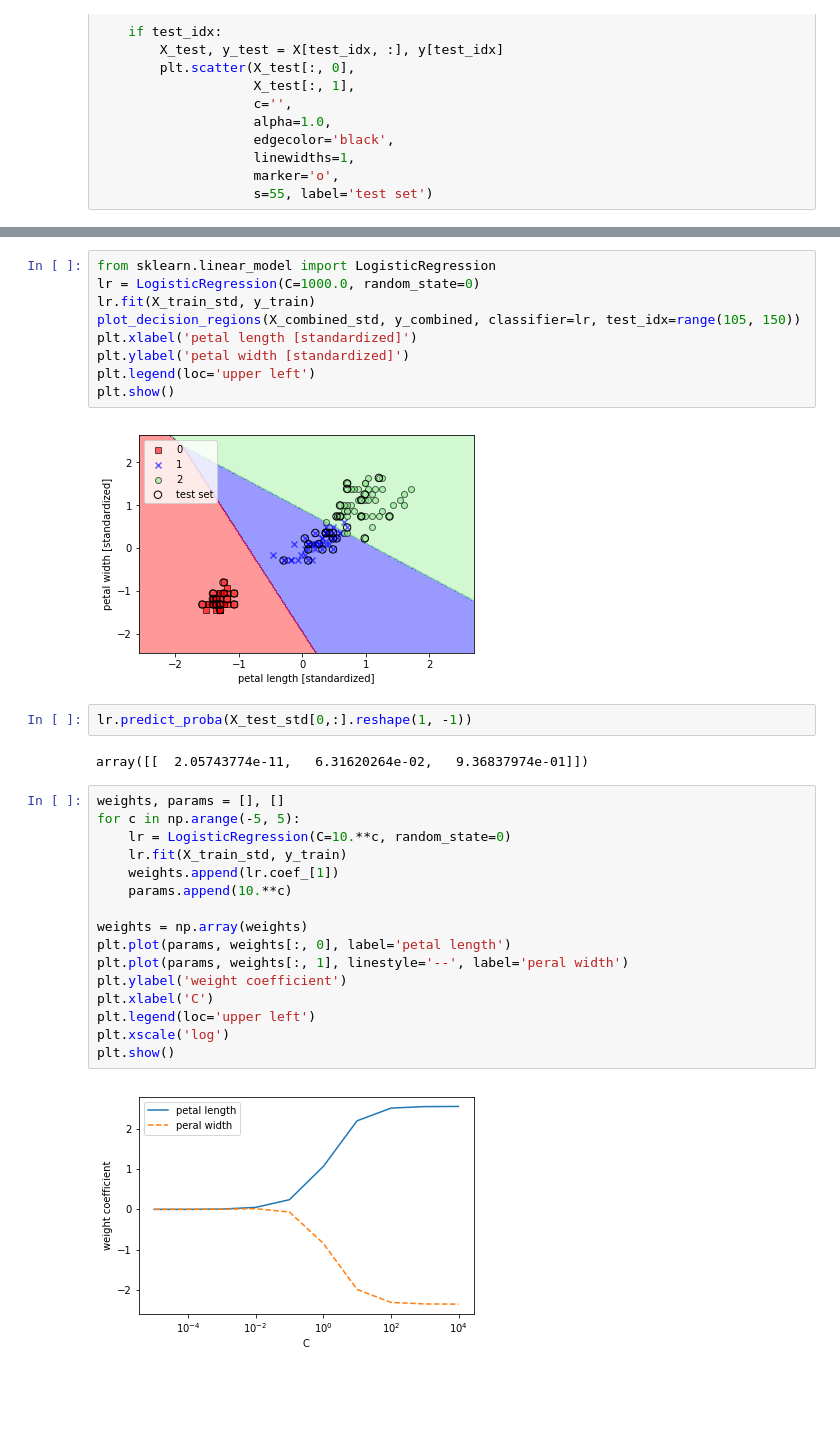
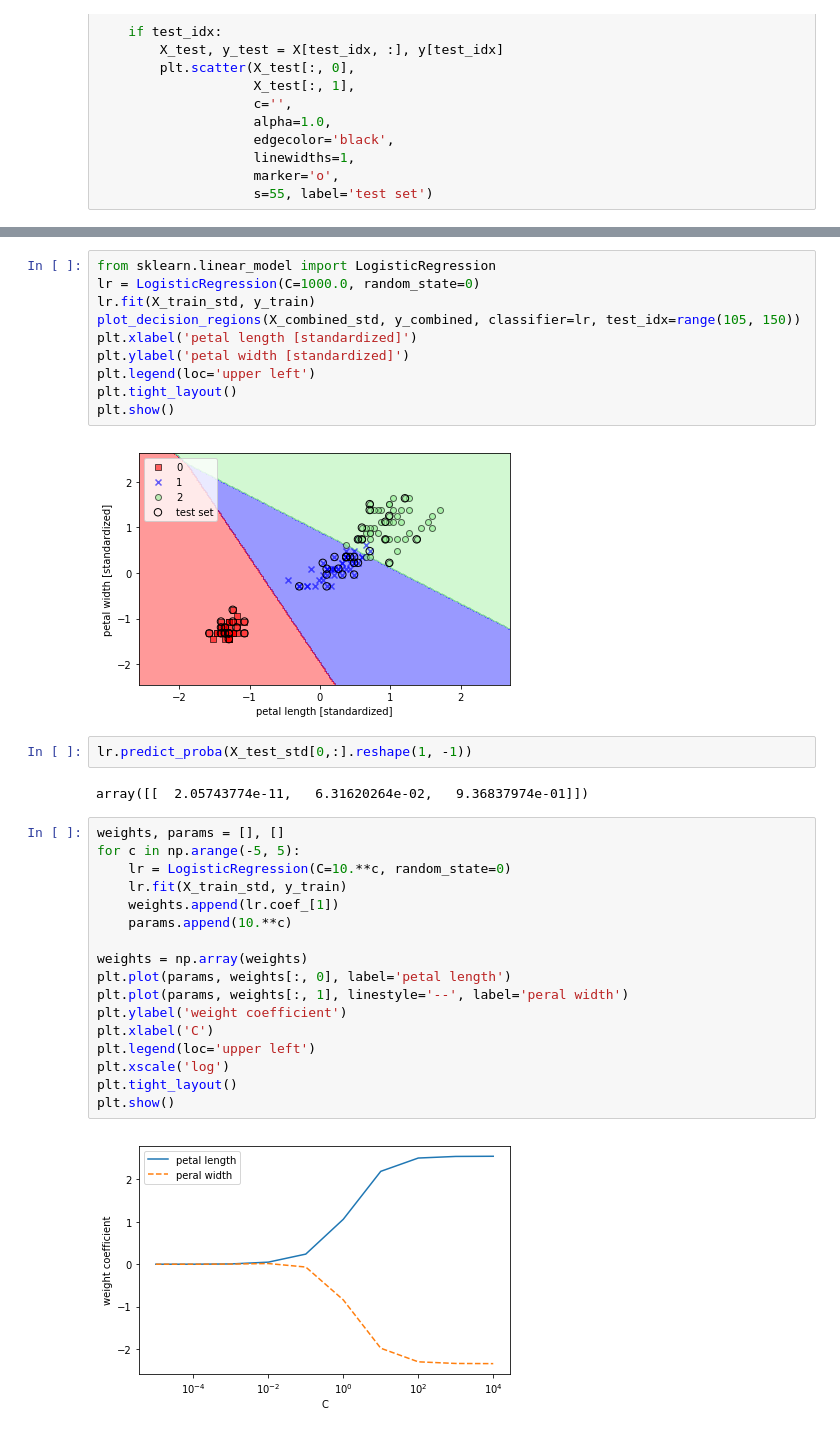
Before and after one commit to hisashi0308/python-machine-learning-book-mine, a Jupyter notebook: ch03.ipynb, the cells around one changed output, grey strips where cells are left out. Cells and saved outputs as stored; diff of their text form; blank space fills up the shorter version.

```diff
--- a/ch03.ipynb
+++ b/ch03.ipynb
@@ -109,9 +111,10 @@ plot_decision_regions(X_combined_std, y_combined, classifier=lr, test_idx=range(
 plt.xlabel('petal length [standardized]')
 plt.ylabel('petal width [standardized]')
 plt.legend(loc='upper left')
+plt.tight_layout()
 plt.show()
 # %% [output]
-[figure, old version]
+[figure, new version]
 # %%
 lr.predict_proba(X_test_std[0,:].reshape(1, -1))
 # %% [output]
@@ -119,18 +122,19 @@ array([[  2.05743774e-11,   6.31620264e-02,   9.36837974e-01]])
 # %%
 weights, params = [], []
 for c in np.arange(-5, 5):
     lr = LogisticRegression(C=10.**c, random_state=0)
     lr.fit(X_train_std, y_train)
     weights.append(lr.coef_[1])
     params.append(10.**c)
 
 weights = np.array(weights)
 plt.plot(params, weights[:, 0], label='petal length')
 plt.plot(params, weights[:, 1], linestyle='--', label='peral width')
 plt.ylabel('weight coefficient')
 plt.xlabel('C')
 plt.legend(loc='upper left')
 plt.xscale('log')
+plt.tight_layout()
 plt.show()
 # %% [output]
-[figure, old version]
+[figure, new version]
```
Also changed, not shown: parts of 11 cells of this notebook, 3 other files.
